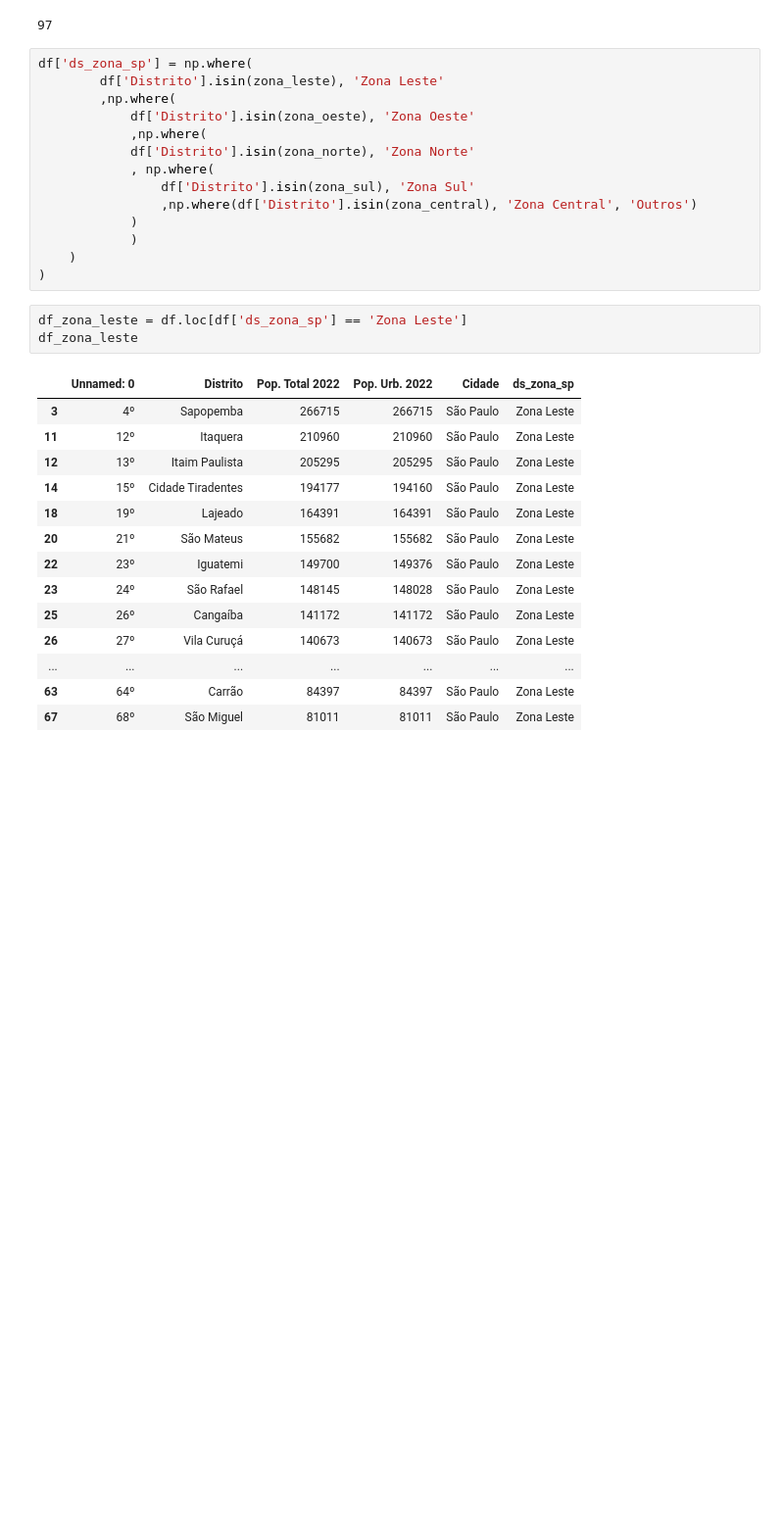
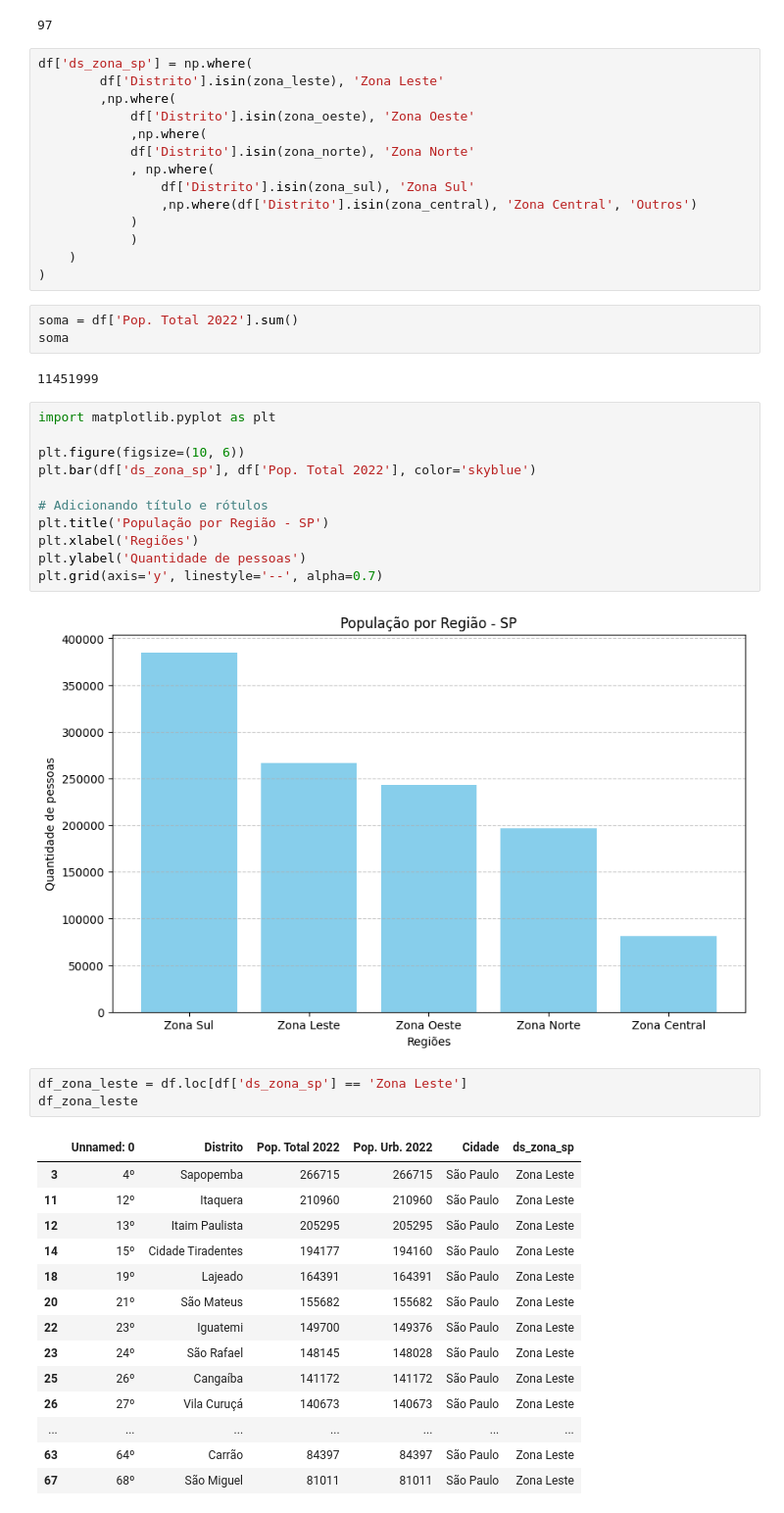
Before and after one commit to JonathanAlvesNogueira/Project-Health-Data-Analytics, a Jupyter notebook: 01.população_bairro.ipynb, the cells around one changed output. Shown: that part at 98% size. Cells and saved outputs as stored; diff of their text form; blank space fills up the shorter version.

```diff
--- a/01.população_bairro.ipynb
+++ b/01.população_bairro.ipynb
@@ -145,6 +147,24 @@ df['ds_zona_sp'] = np.where(
             )
     )
 )
+# %%
+soma = df['Pop. Total 2022'].sum()
+soma
+# %% [output]
+11451999
+# %%
+import matplotlib.pyplot as plt
+
+plt.figure(figsize=(10, 6))
+plt.bar(df['ds_zona_sp'], df['Pop. Total 2022'], color='skyblue')
+
+# Adicionando título e rótulos
+plt.title('População por Região - SP')
+plt.xlabel('Regiões')
+plt.ylabel('Quantidade de pessoas')
+plt.grid(axis='y', linestyle='--', alpha=0.7)
+# %% [output]
+[figure, added]
 # %%
 df_zona_leste = df.loc[df['ds_zona_sp'] == 'Zona Leste']
 df_zona_leste
```
Also changed, not shown: parts of 5 cells of this notebook, 4 other files.
